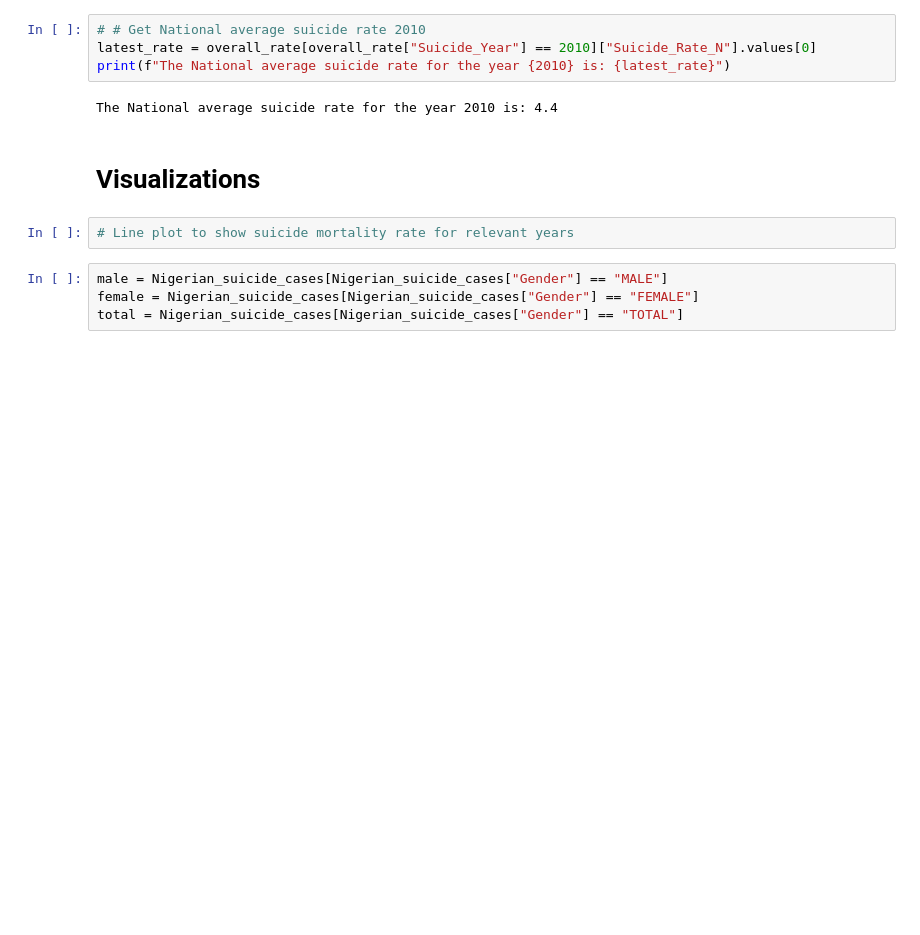
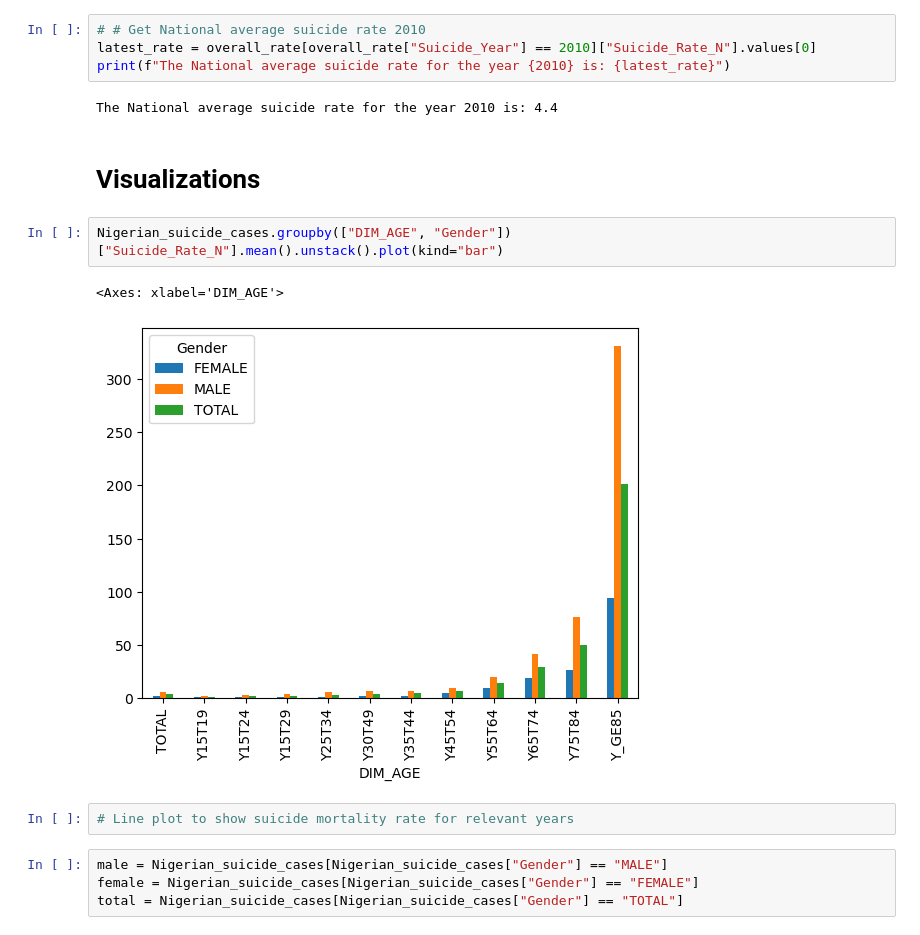
Before and after one commit to telehealthcareai/suicide-nigeria, a Jupyter notebook: DASHBOARD/explore/who_suicide.ipynb, the cells around one changed output. Saved outputs shown, nothing was run; the diff lists cells and outputs as text; blank space fills up the shorter version.

```diff
--- a/DASHBOARD/explore/who_suicide.ipynb
+++ b/DASHBOARD/explore/who_suicide.ipynb
@@ -248,6 +213,11 @@ print(f"The National average suicide rate for the year {2010} is: {latest_rate}"
 The National average suicide rate for the year 2010 is: 4.4
 # %% [markdown]
 # Visualizations
+# %%
+Nigerian_suicide_cases.groupby(["DIM_AGE", "Gender"])["Suicide_Rate_N"].mean().unstack().plot(kind="bar")
+# %% [output]
+<Axes: xlabel='DIM_AGE'>
+[figure, added]
 # %%
 # Line plot to show suicide mortality rate for relevant years
 # %%
```
Also changed, not shown: parts of 15 cells of this notebook.
